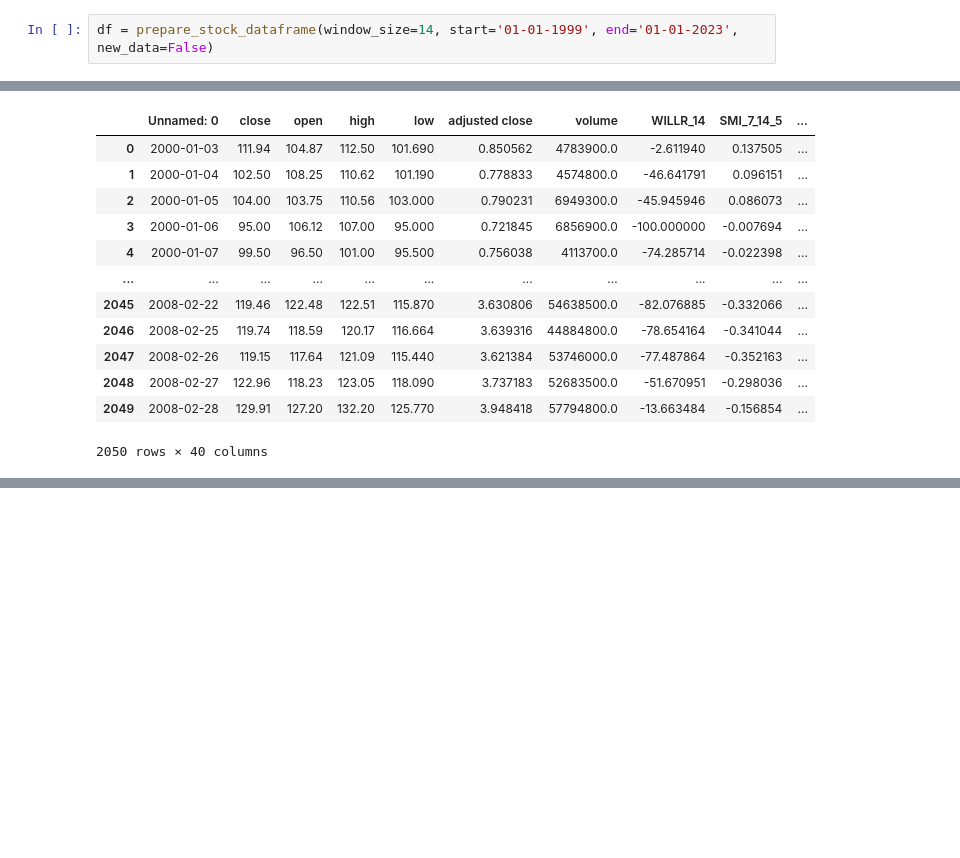
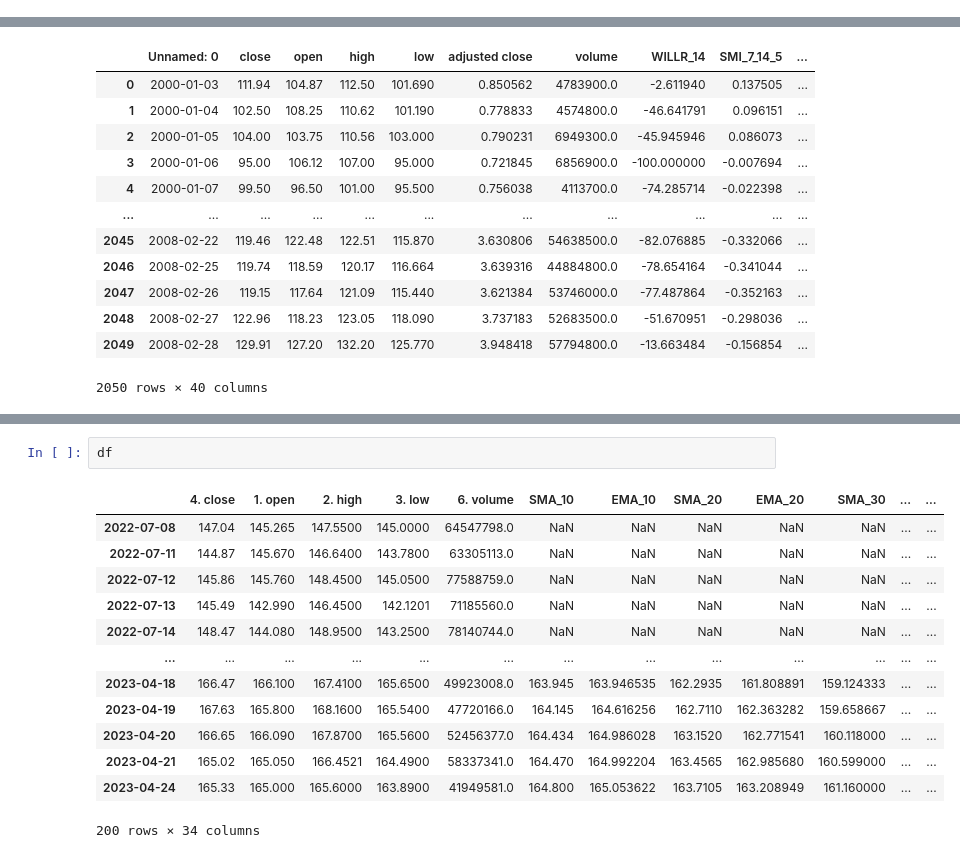
Before and after one commit to NhanBuiDuc/comprehensive-stockmarket-tool, a Jupyter notebook: notebooks/trash.ipynb, the cells around one changed output, grey strips where cells are left out. Saved outputs shown, nothing was run; the diff lists cells and outputs as text; blank space fills up the shorter version.

```diff
--- a/notebooks/trash.ipynb
+++ b/notebooks/trash.ipynb
@@ -567,5 +569,3 @@ def HMA(df, window_size):
 
 def CMF(df, window_size):
     return ta.cmf(df['2. high'], df['3. low'], df['4. close'], df['6. volume'], lenght=window_size)
-# %%
-df = prepare_stock_dataframe(window_size=14, start='01-01-1999', end='01-01-2023', new_data=False)
@@ -632,0 +797,16 @@ for i in range(1 ,10):
+# %%
+df
+# %% [output]
+|  | 4. close | 1. open | 2. high | 3. low | 6. volume | SMA_10 | EMA_10 | SMA_20 | EMA_20 | SMA_30 | ... | ... |
+| 2022-07-08 | 147.04 | 145.265 | 147.5500 | 145.0000 | 64547798.0 | NaN | NaN | NaN | NaN | NaN | ... | ... |
+| 2022-07-11 | 144.87 | 145.670 | 146.6400 | 143.7800 | 63305113.0 | NaN | NaN | NaN | NaN | NaN | ... | ... |
+| 2022-07-12 | 145.86 | 145.760 | 148.4500 | 145.0500 | 77588759.0 | NaN | NaN | NaN | NaN | NaN | ... | ... |
+| 2022-07-13 | 145.49 | 142.990 | 146.4500 | 142.1201 | 71185560.0 | NaN | NaN | NaN | NaN | NaN | ... | ... |
+| 2022-07-14 | 148.47 | 144.080 | 148.9500 | 143.2500 | 78140744.0 | NaN | NaN | NaN | NaN | NaN | ... | ... |
+| ... | ... | ... | ... | ... | ... | ... | ... | ... | ... | ... | ... | ... |
+| 2023-04-18 | 166.47 | 166.100 | 167.4100 | 165.6500 | 49923008.0 | 163.945 | 163.946535 | 162.2935 | 161.808891 | 159.124333 | ... | ... |
+| 2023-04-19 | 167.63 | 165.800 | 168.1600 | 165.5400 | 47720166.0 | 164.145 | 164.616256 | 162.7110 | 162.363282 | 159.658667 | ... | ... |
+| 2023-04-20 | 166.65 | 166.090 | 167.8700 | 165.5600 | 52456377.0 | 164.434 | 164.986028 | 163.1520 | 162.771541 | 160.118000 | ... | ... |
+| 2023-04-21 | 165.02 | 165.050 | 166.4521 | 164.4900 | 58337341.0 | 164.470 | 164.992204 | 163.4565 | 162.985680 | 160.599000 | ... | ... |
+| 2023-04-24 | 165.33 | 165.000 | 165.6000 | 163.8900 | 41949581.0 | 164.800 | 165.053622 | 163.7105 | 163.208949 | 161.160000 | ... | ... |
+200 rows × 34 columns
```
Also changed, not shown: parts of 9 cells of this notebook, 1 other file.
